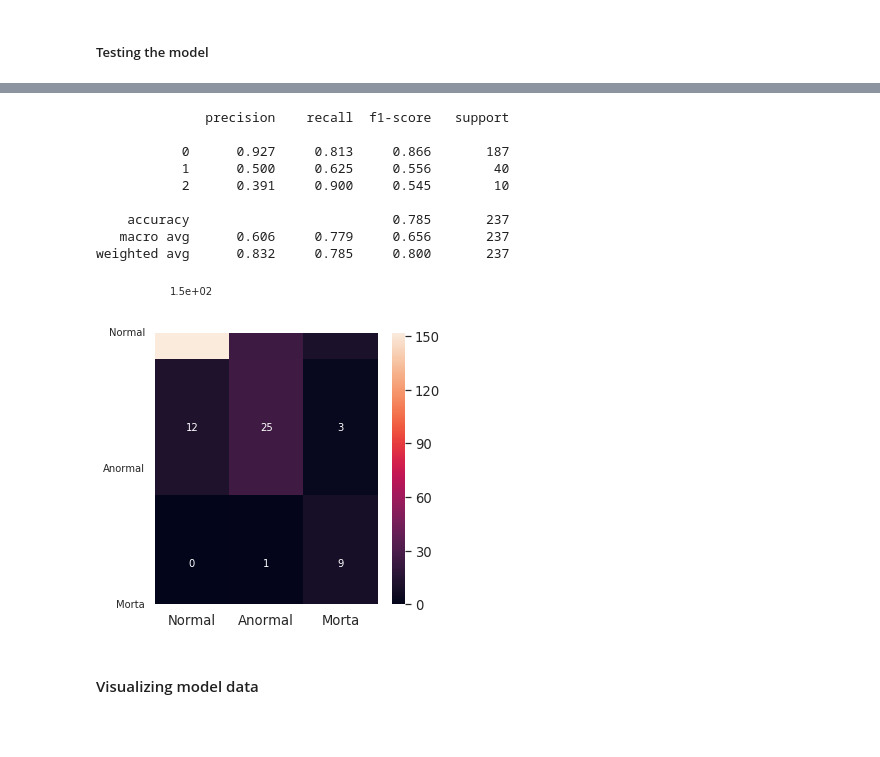
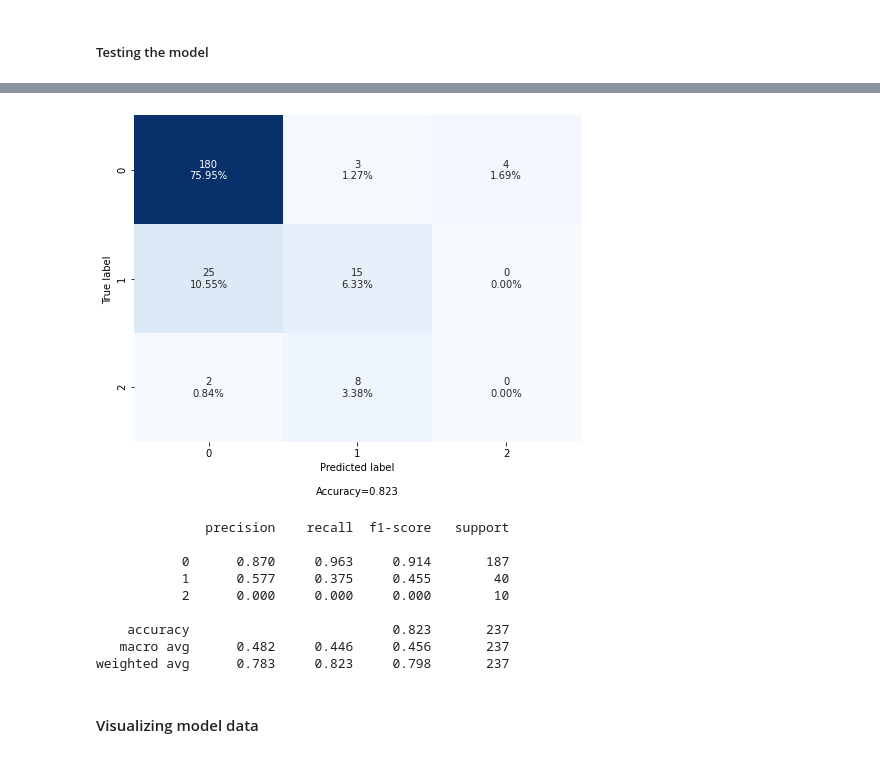
Before and after one commit to jpsecundino/plantulas-soja, a Jupyter notebook: scripts/training/7d - Classification Model - Transfer Learning.ipynb, the cells around one changed output, grey strips where cells are left out. Cells and saved outputs as stored; diff of their text form; code cells hidden in the pictures; blank space fills up the shorter version.

Commit message:
confusion matrix

```diff
--- a/scripts/training/7d - Classification Model - Transfer Learning.ipynb
+++ b/scripts/training/7d - Classification Model - Transfer Learning.ipynb
@@ -184,8 +184,13 @@ model.compile(loss="categorical_crossentropy", optimizer=opt, metrics=my_metrics
 # %%
-from keras.callbacks import ModelCheckpoint
-print(keras.__version__)
-METRICDIR = './metricas/classificacao/3_d/smote_transfer_learning/'
+from keras.callbacks import ModelCheckpoint, ReduceLROnPlateau, EarlyStopping
+
+metrics_index = 5
+
+METRICDIR = '../metricas/classificacao/7_d/tests/'
 MODELDIR = os.path.join(METRICDIR, "model")
 CHECKPOINT_DIR = os.path.join(MODELDIR, "best_checkpoint")
-checkpoint = ModelCheckpoint(CHECKPOINT_DIR, monitor="val_precision_1", verbose=1,
-    save_best_only=True, mode='max', save_freq='epoch')
+
+my_callbacks = [
+    ModelCheckpoint(CHECKPOINT_DIR, monitor=f"val_precision", verbose=1, save_best_only=True, mode='max', save_freq='epoch'),
+    ReduceLROnPlateau(monitor=f'val_precision', factor=0.2, patience=2, min_lr=0.0000001, mode='max'),
+]
@@ -251,31 +371,26 @@ prediction = tf.argmax(prediction, axis=-1)
+# %%
+import seaborn as sns
+import pandas as pd
+import matplotlib.pyplot as plt
+from sklearn import metrics
+
+cm = metrics.confusion_matrix(test_labels_1d, prediction)
+
+make_confusion_matrix(cm, figsize=(8,6), cbar=False)
+# %% [output]
+[figure, added]
 # %%
-from sklearn import metrics
 print(metrics.classification_report(test_labels_1d, prediction, digits=3))
 # %% [output]
               precision    recall  f1-score   support
 
-           0      0.927     0.813     0.866       187
-           1      0.500     0.625     0.556        40
-           2      0.391     0.900     0.545        10
+           0      0.870     0.963     0.914       187
+           1      0.577     0.375     0.455        40
+           2      0.000     0.000     0.000        10
 
-    accuracy                          0.785       237
-   macro avg      0.606     0.779     0.656       237
-weighted avg      0.832     0.785     0.800       237
+    accuracy                          0.823       237
+   macro avg      0.482     0.446     0.456       237
+weighted avg      0.783     0.823     0.798       237
-# %%
-import seaborn as sn
-import pandas as pd
-import matplotlib.pyplot as plt
-
-cm = metrics.confusion_matrix(test_labels_1d, prediction)
-
-df_cm = pd.DataFrame(cm, ['Normal', 'Anormal', 'Morta'], ['Normal', 'Anormal', 'Morta'])
-plt.figure(figsize=(5,5))
-sn.set(font_scale=1.2) # for label size
-sn.heatmap(df_cm, annot=True, annot_kws={"size": 10}) # font size
-plt.yticks(np.arange(3) + 0.8,('Normal','Anormal','Morta'), rotation=0, fontsize="10", va="center")
-plt.show()
-# %% [output]
-[figure, removed]
 # %% [markdown]
 #### Visualizing model data
 # %%
```
Also changed, not shown: parts of 11 cells of this notebook, 8 other files.
